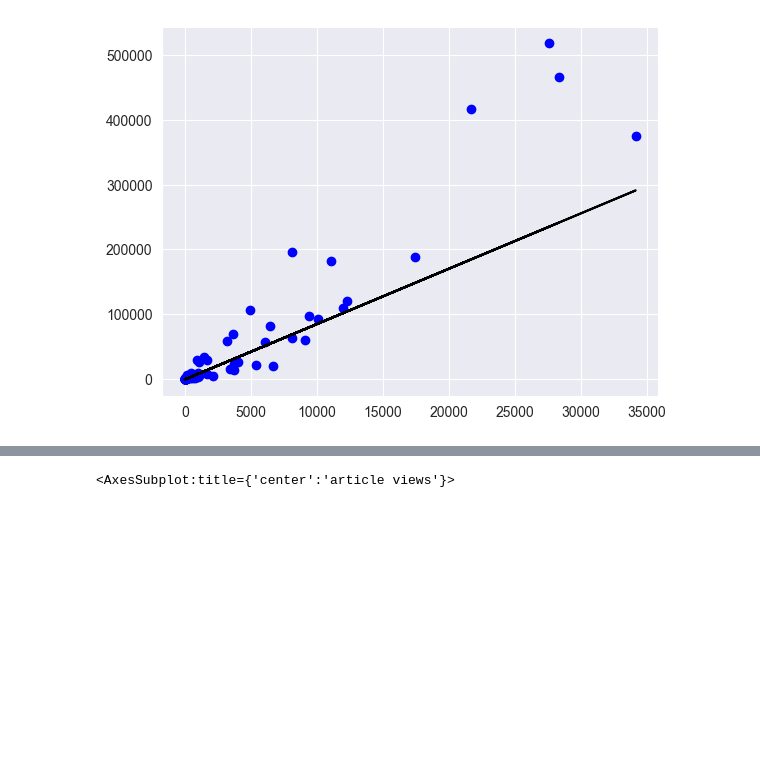
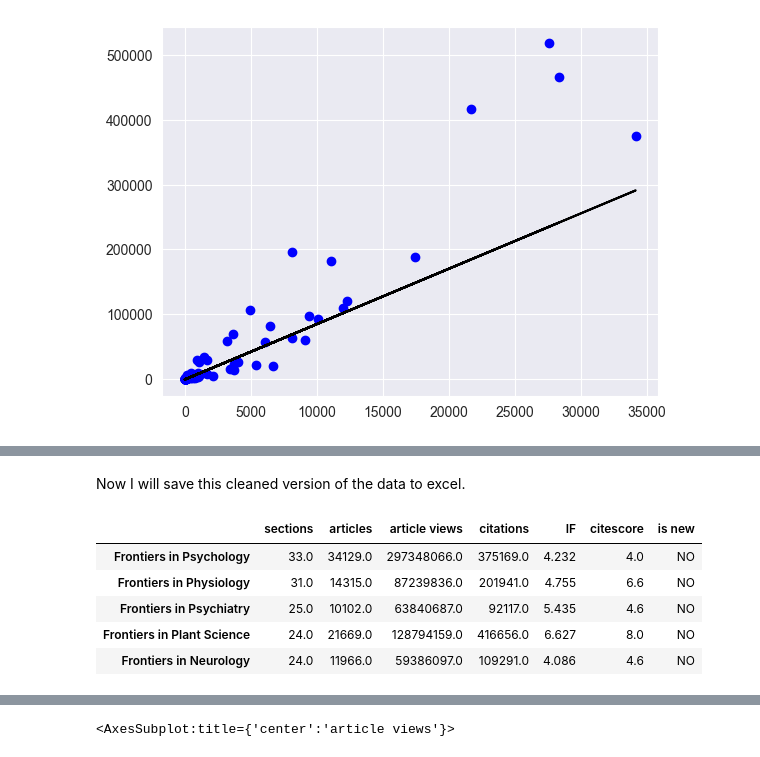
Before and after one commit to joshdev1/Frontiers, a Jupyter notebook: data_programming.ipynb, the cells around one changed output, grey strips where cells are left out. Drawn from its saved outputs; the diff is of its cells as text; code cells hidden in the pictures; blank space fills up the shorter version.

```diff
--- a/data_programming.ipynb
+++ b/data_programming.ipynb
@@ -343,0 +353,2 @@ display(df_clean)
+# %% [markdown]
+Now I will save this cleaned version of the data to excel.
@@ -343,0 +357,9 @@ display(df_clean)
+# %%
+df_clean.nlargest(n=5, columns=['sections', 'articles', 'article views', 'citations'])
+# %% [output]
+|  | sections | articles | article views | citations | IF | citescore | is new |
+| Frontiers in Psychology | 33.0 | 34129.0 | 297348066.0 | 375169.0 | 4.232 | 4.0 | NO |
+| Frontiers in Physiology | 31.0 | 14315.0 | 87239836.0 | 201941.0 | 4.755 | 6.6 | NO |
+| Frontiers in Psychiatry | 25.0 | 10102.0 | 63840687.0 | 92117.0 | 5.435 | 4.6 | NO |
+| Frontiers in Plant Science | 24.0 | 21669.0 | 128794159.0 | 416656.0 | 6.627 | 8.0 | NO |
+| Frontiers in Neurology | 24.0 | 11966.0 | 59386097.0 | 109291.0 | 4.086 | 4.6 | NO |
```
Also changed, not shown: parts of 7 cells of this notebook.
